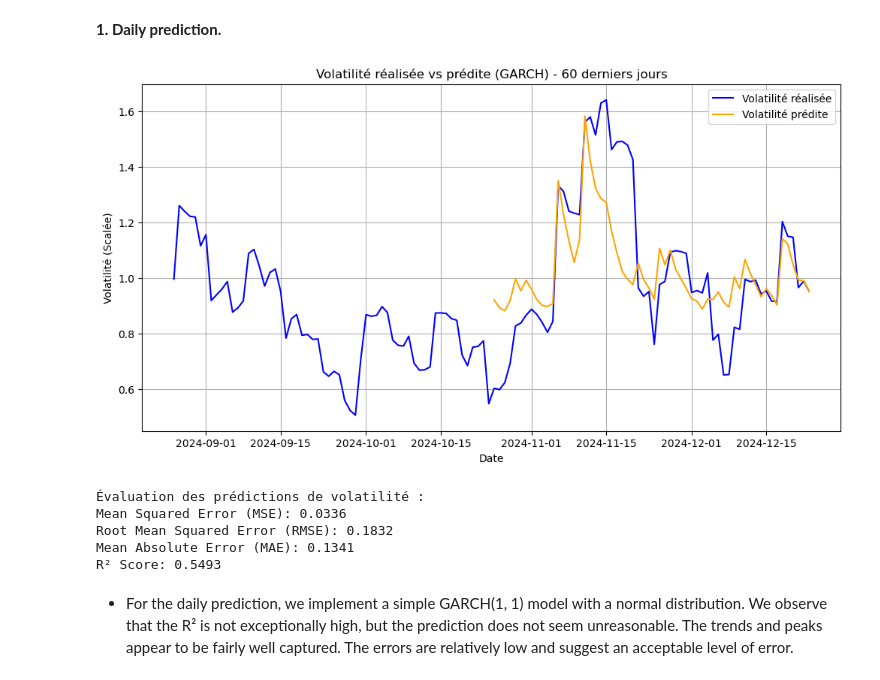
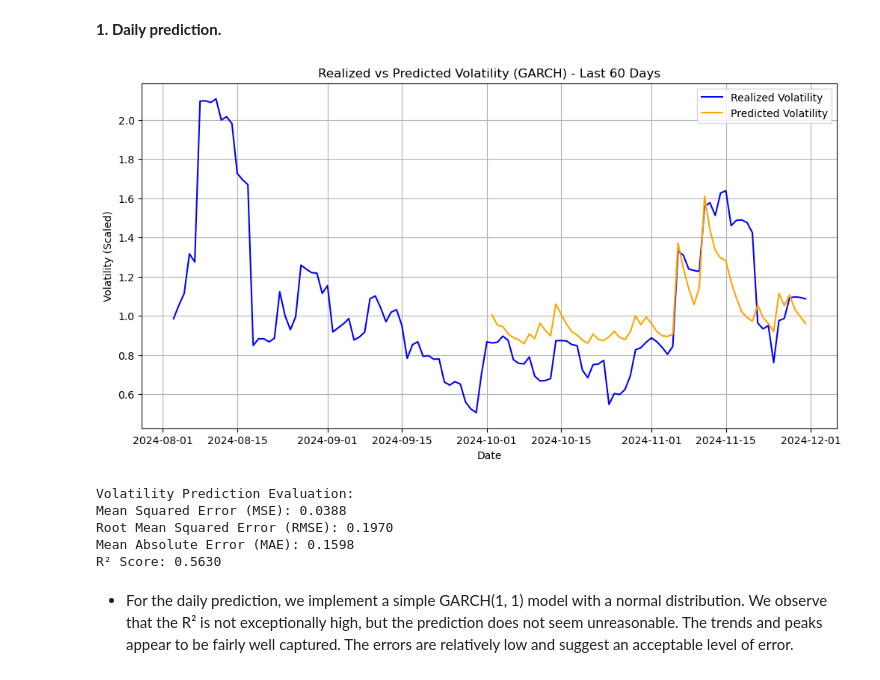
Before and after one commit to willyafalin/cryptocurrency_prediction, a Jupyter notebook: main_project.ipynb, the cells around one changed output. Drawn from its saved outputs; the diff is of its cells as text; code cells hidden in the pictures.

```diff
--- a/main_project.ipynb
+++ b/main_project.ipynb
@@ -520,17 +504,17 @@ The GARCH (Generalized Autoregressive Conditional Heteroskedasticity) model is w
 # %%
 # Load the data.
 data_d = pd.read_csv('BTCUSDT_daily_2023.csv')  # Replace with your file.
 data_d['timestamp'] = pd.to_datetime(data_d['timestamp'])
 data_d.set_index('timestamp', inplace=True)
 
-garch_analysis(data_d,1,1)
+perform_garch_analysis(data_d,1,1)
 # %% [output]
-[figure, old version]
+[figure, new version]
-Évaluation des prédictions de volatilité :
-Mean Squared Error (MSE): 0.0336
-Root Mean Squared Error (RMSE): 0.1832
-Mean Absolute Error (MAE): 0.1341
-R² Score: 0.5493
+Volatility Prediction Evaluation:
+Mean Squared Error (MSE): 0.0388
+Root Mean Squared Error (RMSE): 0.1970
+Mean Absolute Error (MAE): 0.1598
+R² Score: 0.5630
 # %% [markdown]
 - For the daily prediction, we implement a simple GARCH(1, 1) model with a normal distribution. We observe that the R² is not exceptionally high, but the prediction does not seem unreasonable. The trends and peaks appear to be fairly well captured. The errors are relatively low and suggest an acceptable level of error.
 # %% [markdown]
```
Also changed, not shown: parts of 36 cells of this notebook, 9 other files.
